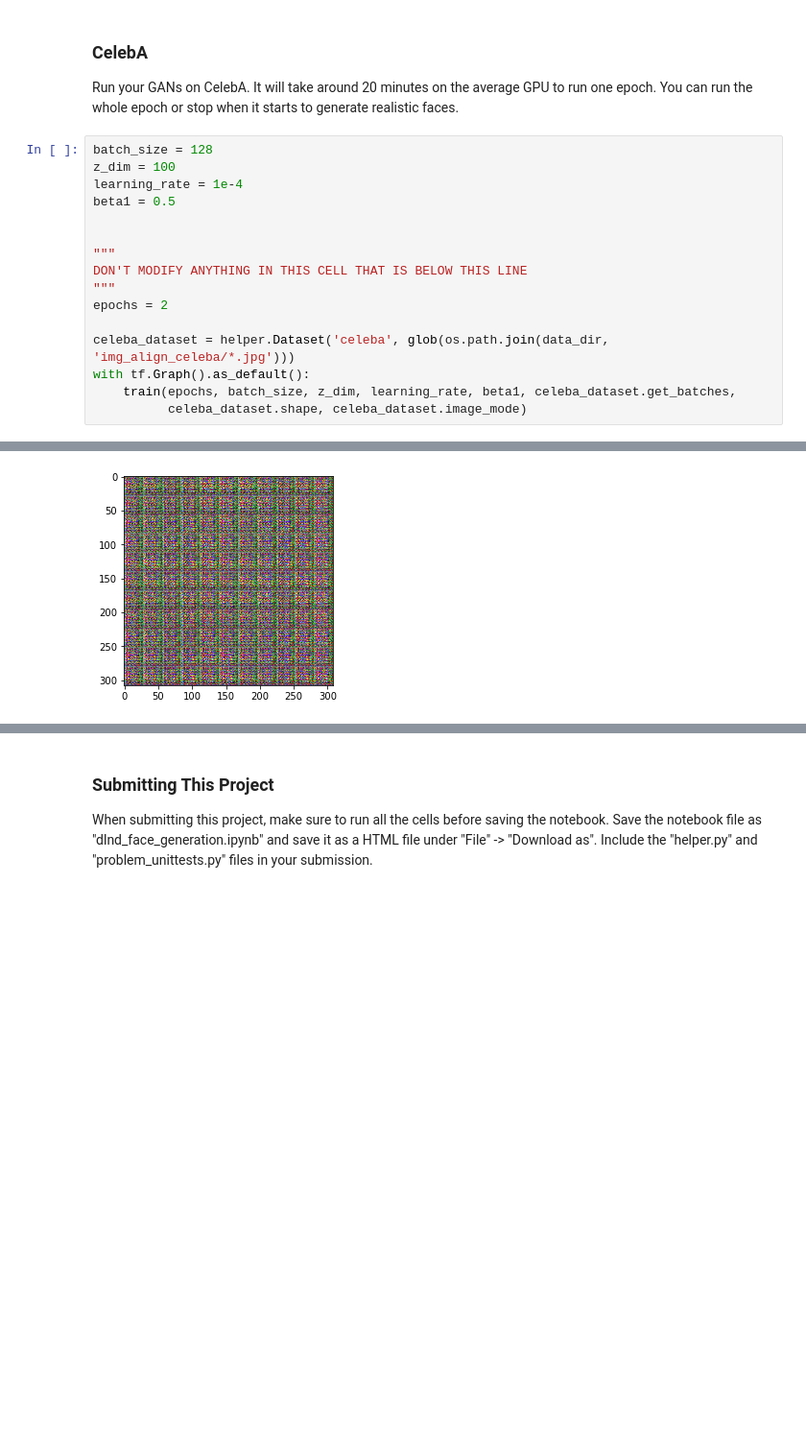
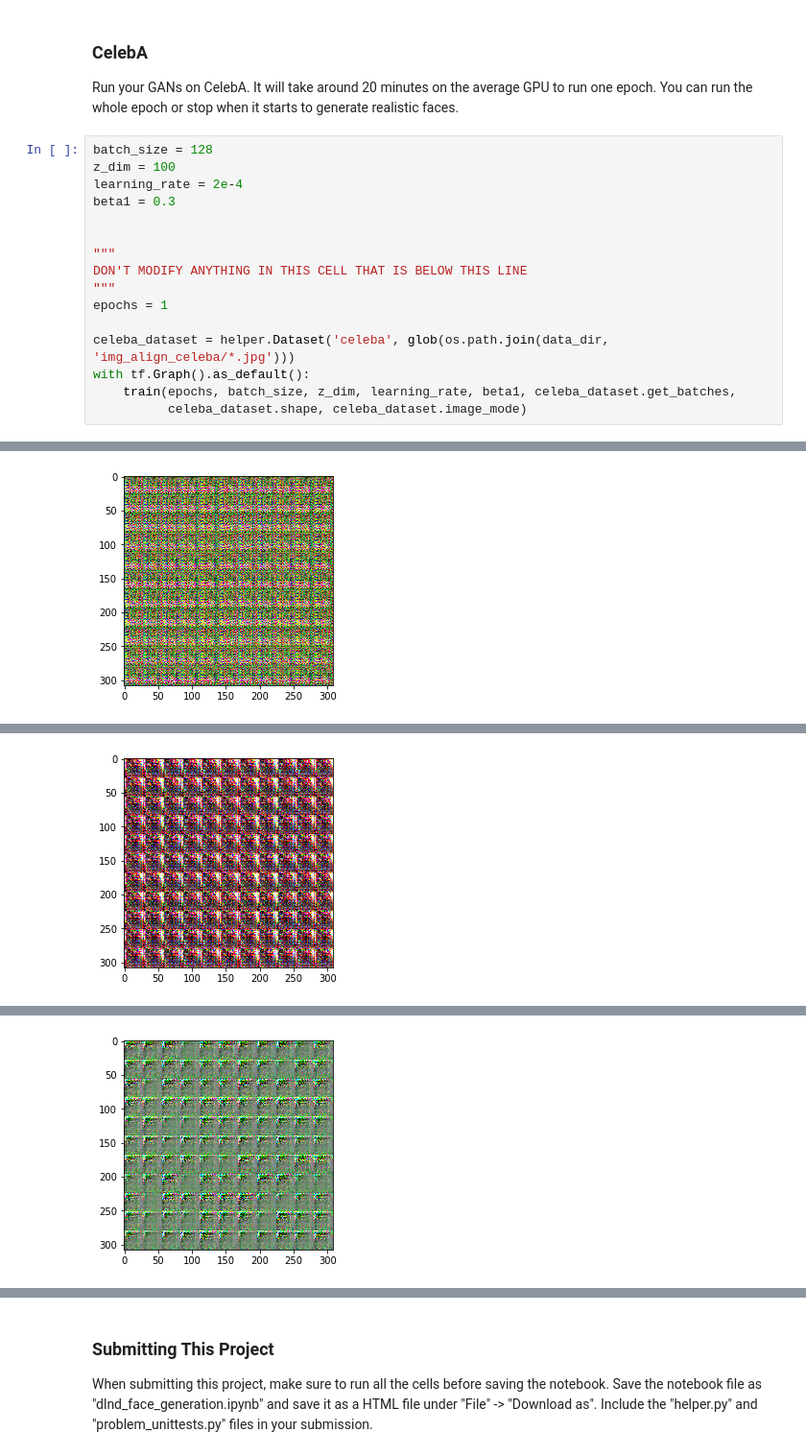
Before and after one commit to JianxiangFENG/Udacity_project, a Jupyter notebook: project_5/face_generation/dlnd_face_generation.ipynb, the cells around one changed output, grey strips where cells are left out. Shown at 96% size. Drawn from its saved outputs; the diff is of its cells as text; blank space fills up the shorter version.

```diff
--- a/project_5/face_generation/dlnd_face_generation.ipynb
+++ b/project_5/face_generation/dlnd_face_generation.ipynb
@@ -432,14 +433,14 @@ Run your GANs on CelebA.  It will take around 20 minutes on the average GPU to r
 # %%
 batch_size = 128
 z_dim = 100
-learning_rate = 1e-4
-beta1 = 0.5
+learning_rate = 2e-4
+beta1 = 0.3
 
 
 """
 DON'T MODIFY ANYTHING IN THIS CELL THAT IS BELOW THIS LINE
 """
-epochs = 2
+epochs = 1
 
 celeba_dataset = helper.Dataset('celeba', glob(os.path.join(data_dir, 'img_align_celeba/*.jpg')))
 with tf.Graph().as_default():
@@ -459 +460 @@ Step 100, Epoch 1/2... Discriminator Loss: 5.3366... Generator Loss: 0.0108
-[figure, old version]
+[figure, new version]
@@ -460,0 +471 @@ KeyboardInterrupt:
+[figure, added]
@@ -460,0 +482 @@ KeyboardInterrupt:
+[figure, added]
```
Also changed, not shown: parts of 5 cells of this notebook.
